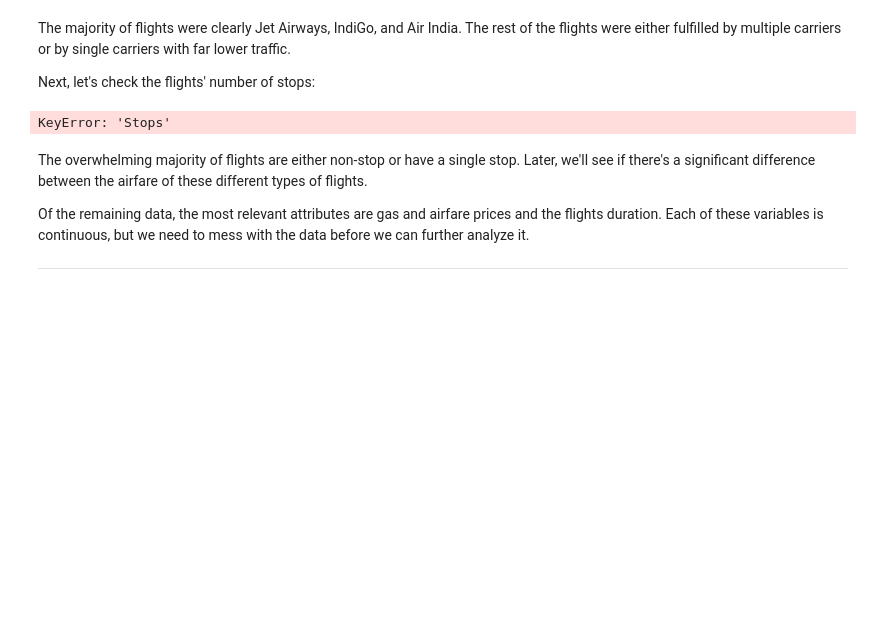
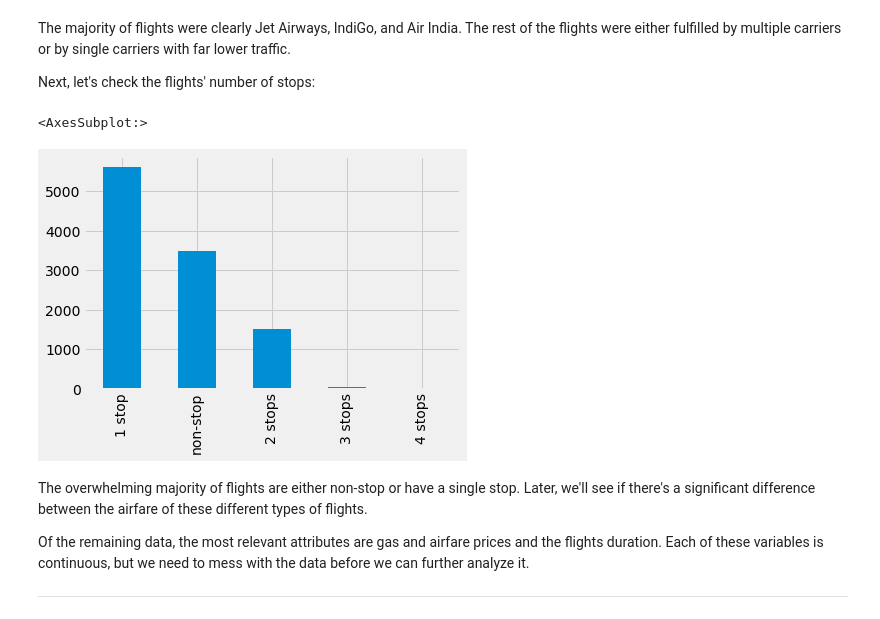
Before and after one commit to j-kynerd/ML_Project2, a Jupyter notebook: Project02.ipynb, the cells around one changed output. Drawn from its saved outputs; the diff is of its cells as text; code cells hidden in the pictures; blank space fills up the shorter version.

```diff
--- a/Project02.ipynb
+++ b/Project02.ipynb
@@ -172,9 +172,10 @@ The majority of flights were clearly Jet Airways, IndiGo, and Air India. The res
 
 Next, let's check the flights' number of stops:
 # %%
-airfare['Stops'].value_counts().plot(kind='bar')
+airfare['Total_Stops'].value_counts().plot(kind='bar')
 # %% [output]
-KeyError: 'Stops'
+<AxesSubplot:>
+[figure, added]
 # %% [markdown]
 The overwhelming majority of flights are either non-stop or have a single stop. Later, we'll see if there's a significant difference between the airfare of these different types of flights.
 
```
